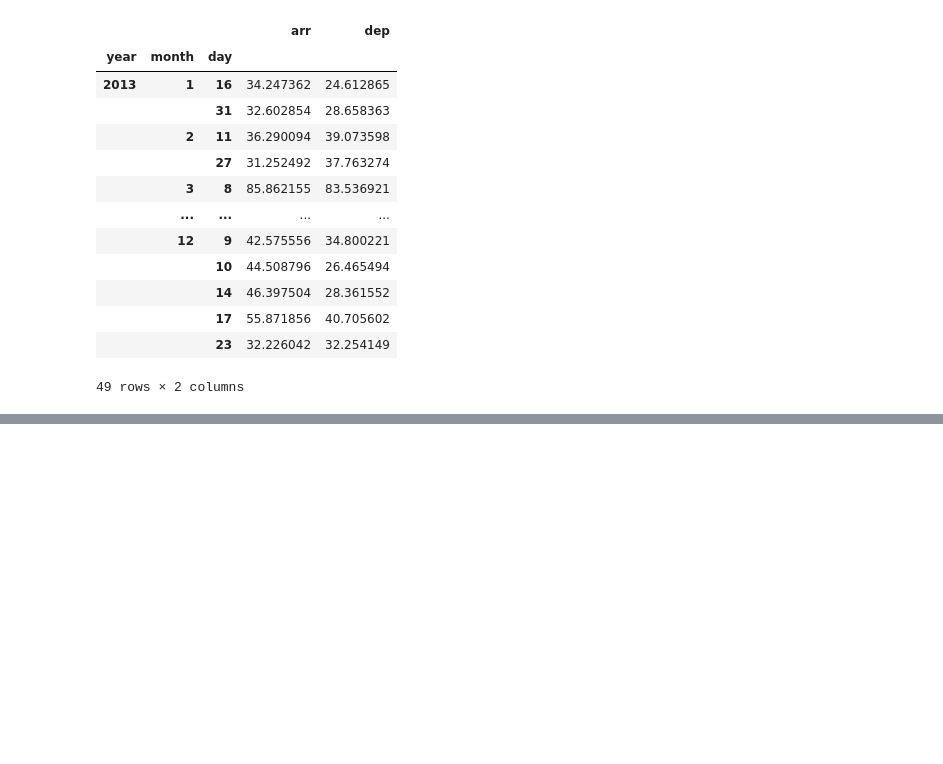
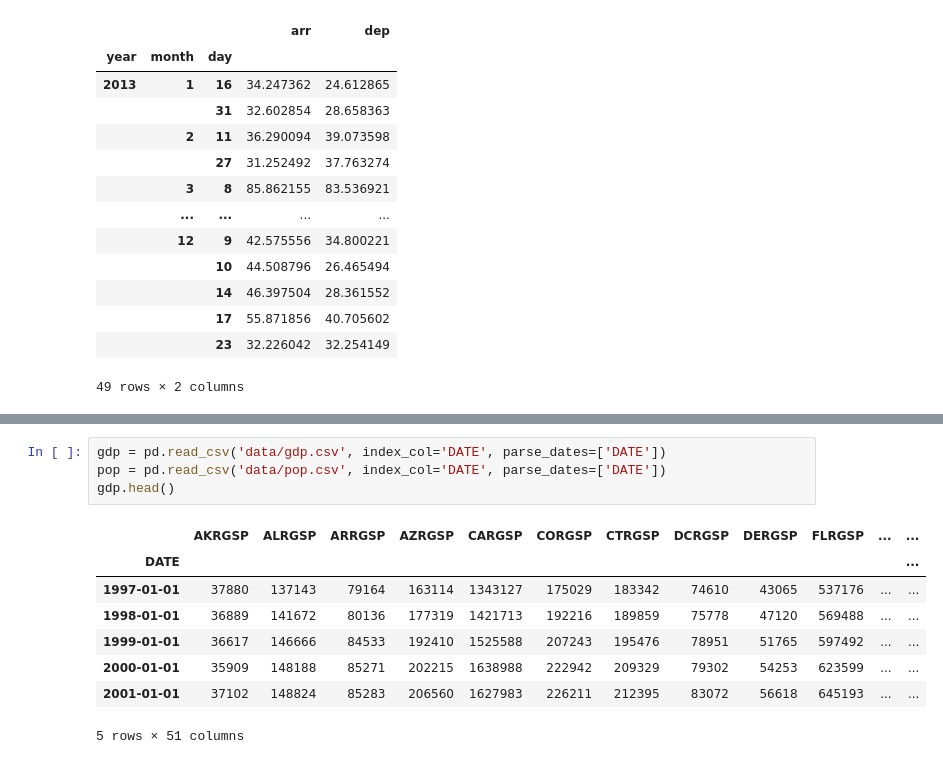
Before and after one commit to TomAugspurger/ia-rug, a Jupyter notebook: notebooks/Pandas.ipynb, the cells around one changed output, grey strips where cells are left out. Drawn from its saved outputs; the diff is of its cells as text; blank space fills up the shorter version.

```diff
--- a/notebooks/Pandas.ipynb
+++ b/notebooks/Pandas.ipynb
@@ -554,0 +532,13 @@ gdp.to_csv("data/pop.csv")
+# %%
+gdp = pd.read_csv('data/gdp.csv', index_col='DATE', parse_dates=['DATE'])
+pop = pd.read_csv('data/pop.csv', index_col='DATE', parse_dates=['DATE'])
+gdp.head()
+# %% [output]
+|  | AKRGSP | ALRGSP | ARRGSP | AZRGSP | CARGSP | CORGSP | CTRGSP | DCRGSP | DERGSP | FLRGSP | ... | ... |
+| DATE |  |  |  |  |  |  |  |  |  |  |  | ... |
+| 1997-01-01 | 37880 | 137143 | 79164 | 163114 | 1343127 | 175029 | 183342 | 74610 | 43065 | 537176 | ... | ... |
+| 1998-01-01 | 36889 | 141672 | 80136 | 177319 | 1421713 | 192216 | 189859 | 75778 | 47120 | 569488 | ... | ... |
+| 1999-01-01 | 36617 | 146666 | 84533 | 192410 | 1525588 | 207243 | 195476 | 78951 | 51765 | 597492 | ... | ... |
+| 2000-01-01 | 35909 | 148188 | 85271 | 202215 | 1638988 | 222942 | 209329 | 79302 | 54253 | 623599 | ... | ... |
+| 2001-01-01 | 37102 | 148824 | 85283 | 206560 | 1627983 | 226211 | 212395 | 83072 | 56618 | 645193 | ... | ... |
+5 rows × 51 columns
```
Also changed, not shown: parts of 29 cells of this notebook, 5 other files.
